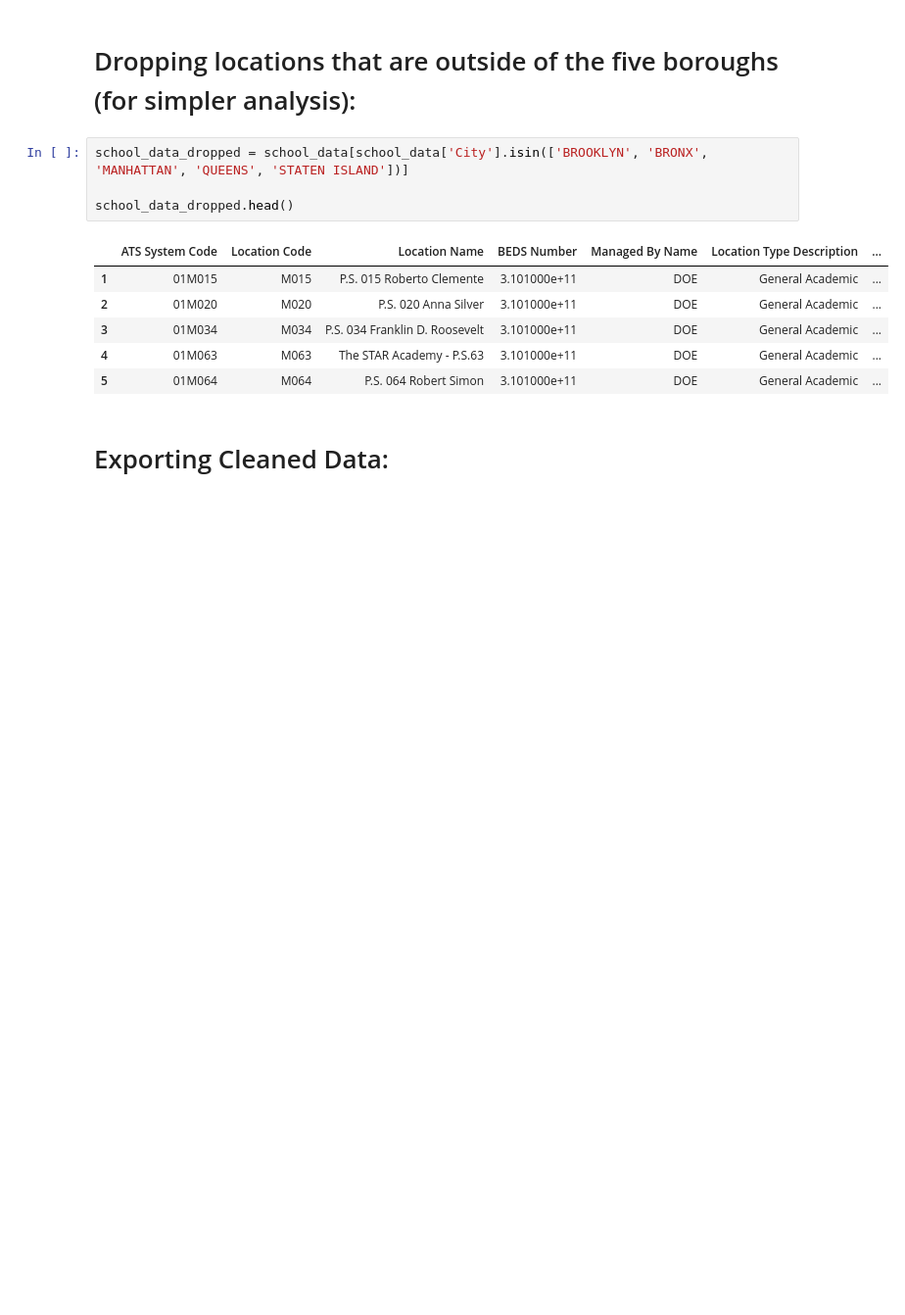
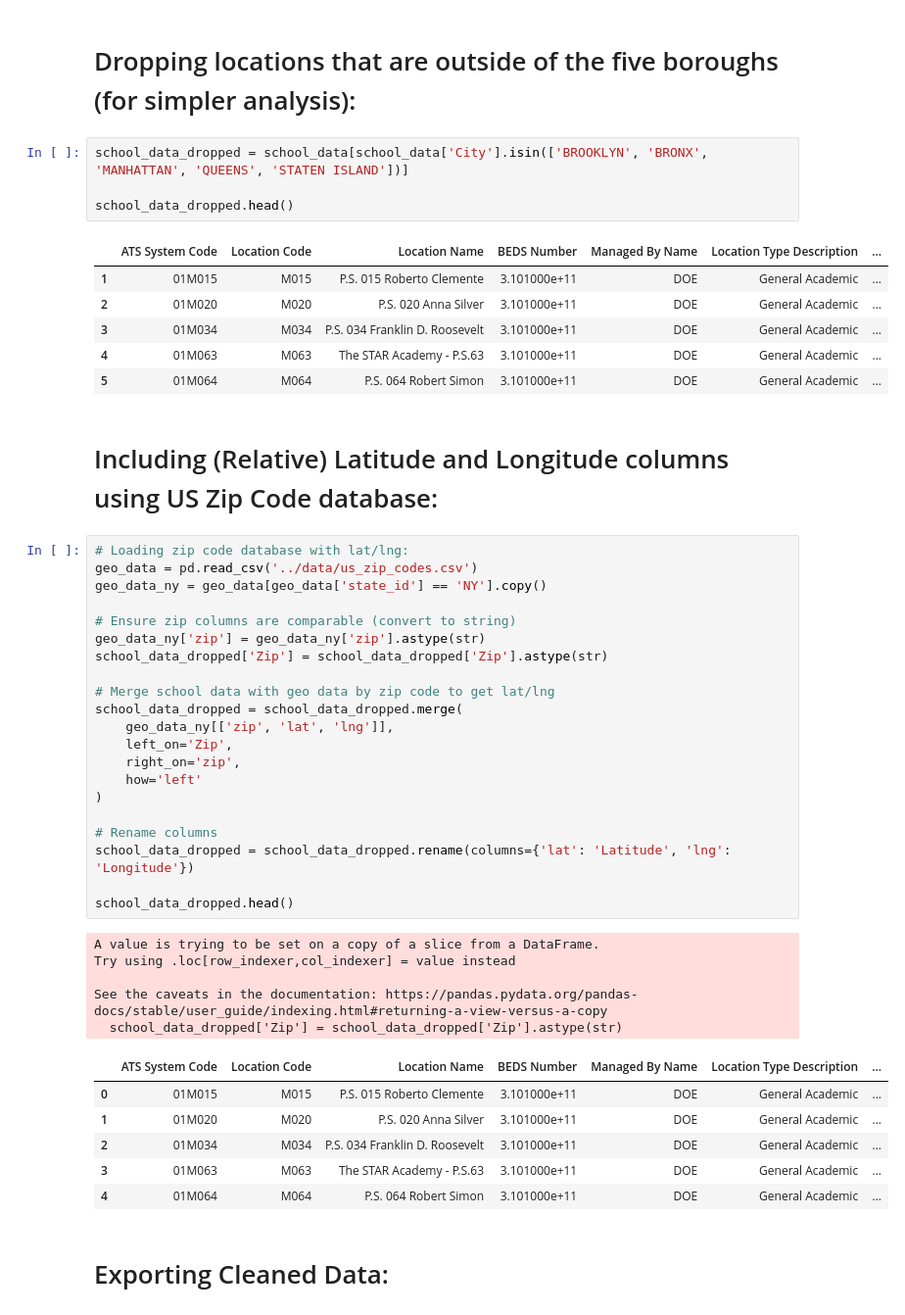
Before and after one commit to tali0n-git/NYC_Public_Schools_Analysis, a Jupyter notebook: School_Data_Analysis_Notebooks/SchoolLocationData_EDA.ipynb, the cells around one changed output. Shown at 98% size. Cells and saved outputs as stored; diff of their text form; blank space fills up the shorter version.

Commit message:
Added Latitude and Longitude columns.

```diff
--- a/School_Data_Analysis_Notebooks/SchoolLocationData_EDA.ipynb
+++ b/School_Data_Analysis_Notebooks/SchoolLocationData_EDA.ipynb
@@ -382,6 +382,41 @@ school_data_dropped.head()
 | 3 | 01M034 | M034 | P.S. 034 Franklin D. Roosevelt | 3.101000e+11 | DOE | General Academic | ... |
 | 4 | 01M063 | M063 | The STAR Academy - P.S.63 | 3.101000e+11 | DOE | General Academic | ... |
 | 5 | 01M064 | M064 | P.S. 064 Robert Simon | 3.101000e+11 | DOE | General Academic | ... |
+# %% [markdown]
+# Including (Relative) Latitude and Longitude columns using US Zip Code database:
+# %%
+# Loading zip code database with lat/lng:
+geo_data = pd.read_csv('../data/us_zip_codes.csv')
+geo_data_ny = geo_data[geo_data['state_id'] == 'NY'].copy()
+
+# Ensure zip columns are comparable (convert to string)
+geo_data_ny['zip'] = geo_data_ny['zip'].astype(str)
+school_data_dropped['Zip'] = school_data_dropped['Zip'].astype(str)
+
+# Merge school data with geo data by zip code to get lat/lng
+school_data_dropped = school_data_dropped.merge(
+    geo_data_ny[['zip', 'lat', 'lng']],
+    left_on='Zip',
+    right_on='zip',
+    how='left'
+)
+
+# Rename columns
+school_data_dropped = school_data_dropped.rename(columns={'lat': 'Latitude', 'lng': 'Longitude'})
+
+school_data_dropped.head()
+# %% [output]
+A value is trying to be set on a copy of a slice from a DataFrame.
+Try using .loc[row_indexer,col_indexer] = value instead
+
+See the caveats in the documentation: https://pandas.pydata.org/pandas-docs/stable/user_guide/indexing.html#returning-a-view-versus-a-copy
+  school_data_dropped['Zip'] = school_data_dropped['Zip'].astype(str)
+|  | ATS System Code | Location Code | Location Name | BEDS Number | Managed By Name | Location Type Description | ... |
+| 0 | 01M015 | M015 | P.S. 015 Roberto Clemente | 3.101000e+11 | DOE | General Academic | ... |
+| 1 | 01M020 | M020 | P.S. 020 Anna Silver | 3.101000e+11 | DOE | General Academic | ... |
+| 2 | 01M034 | M034 | P.S. 034 Franklin D. Roosevelt | 3.101000e+11 | DOE | General Academic | ... |
+| 3 | 01M063 | M063 | The STAR Academy - P.S.63 | 3.101000e+11 | DOE | General Academic | ... |
+| 4 | 01M064 | M064 | P.S. 064 Robert Simon | 3.101000e+11 | DOE | General Academic | ... |
 # %% [markdown]
 # Exporting Cleaned Data:
 # %%
```
Also changed, not shown: parts of 2 cells of this notebook.
